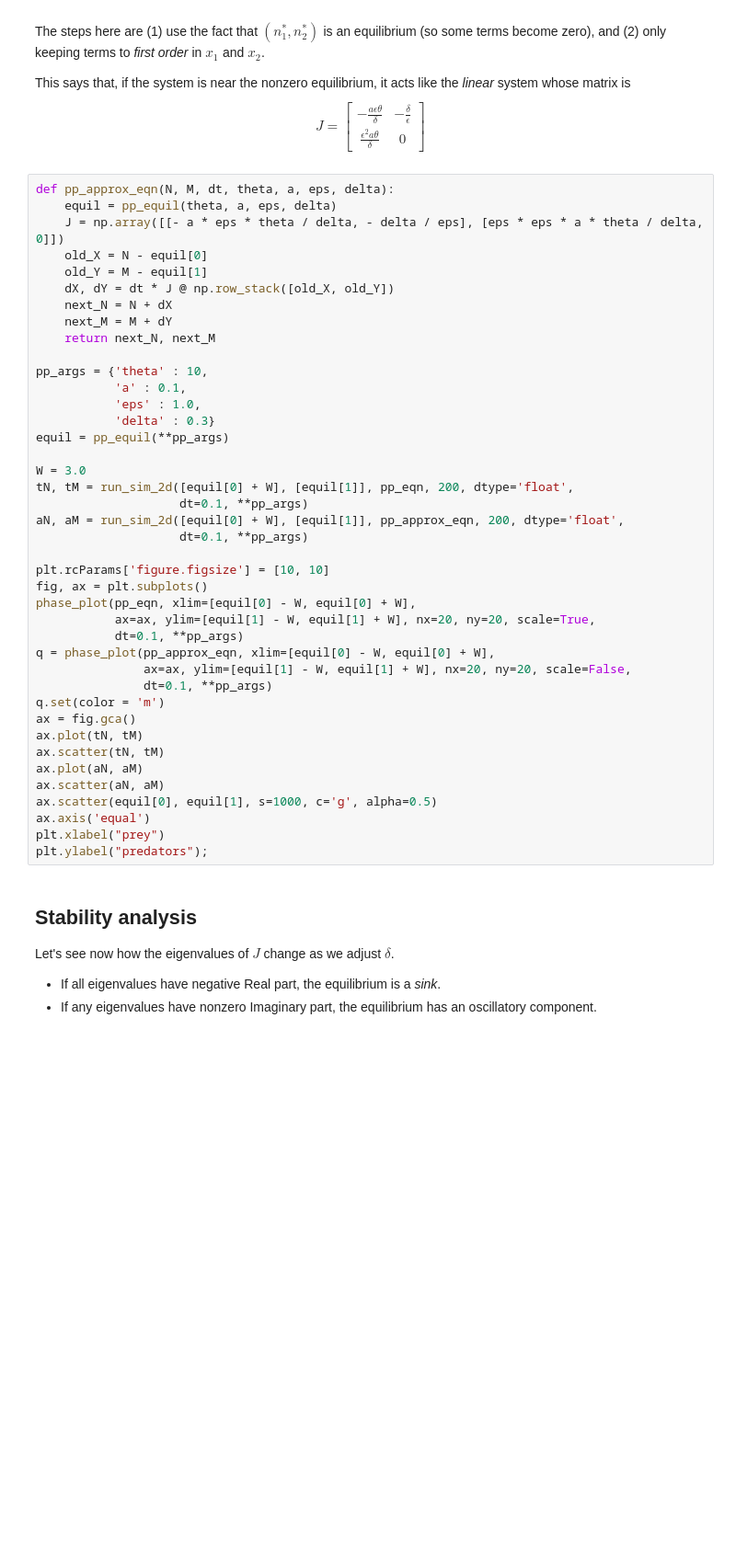
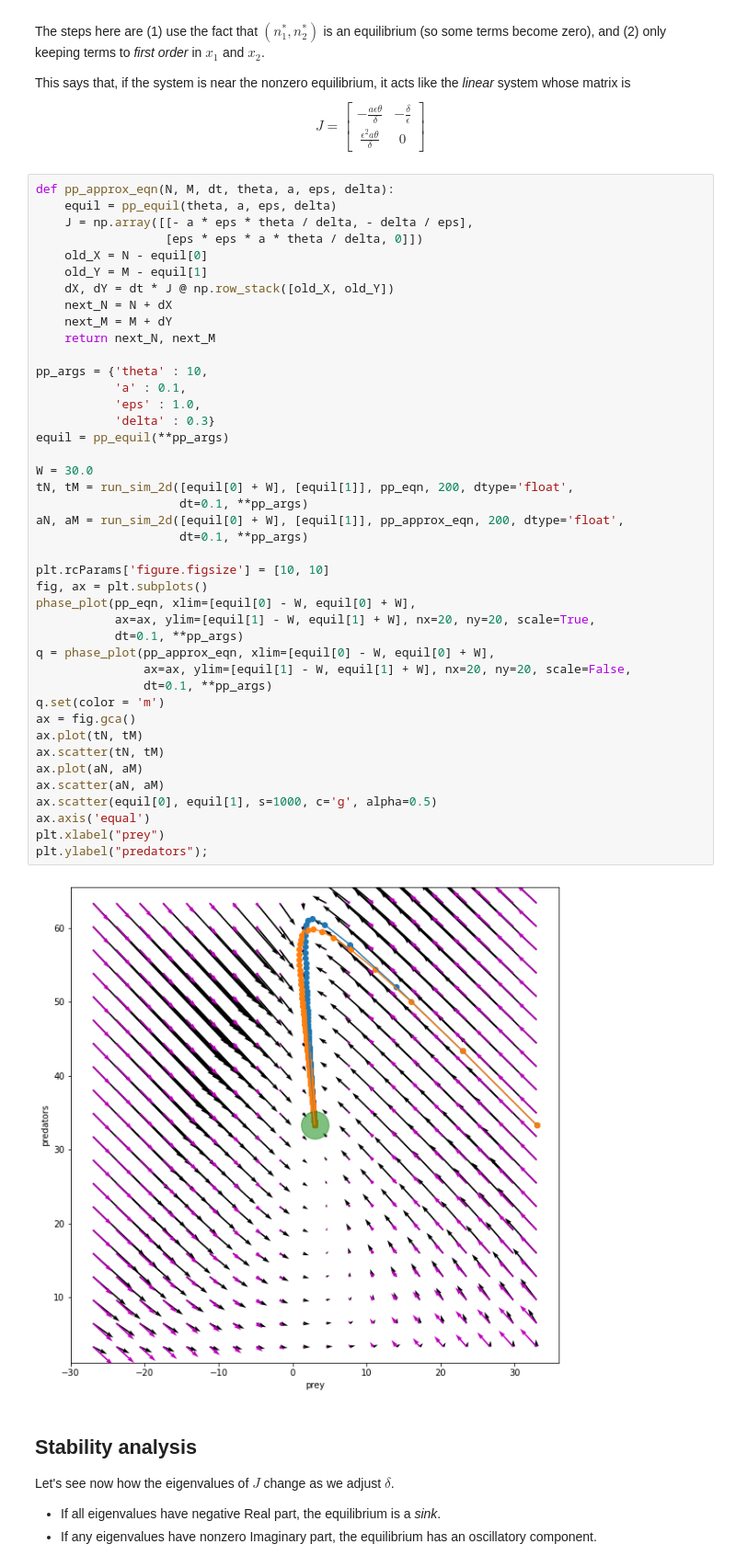
Before and after one commit to petrelharp/popbio, a Jupyter notebook: notebooks/nonlinear_systems.ipynb, the cells around one changed output. Shown at 92% size. Drawn from its saved outputs; the diff is of its cells as text; blank space fills up the shorter version.

```diff
--- a/notebooks/nonlinear_systems.ipynb
+++ b/notebooks/nonlinear_systems.ipynb
@@ -131,7 +133,8 @@ $$
 # %%
 def pp_approx_eqn(N, M, dt, theta, a, eps, delta):
     equil = pp_equil(theta, a, eps, delta)
-    J = np.array([[- a * eps * theta / delta, - delta / eps], [eps * eps * a * theta / delta, 0]])
+    J = np.array([[- a * eps * theta / delta, - delta / eps],
+                  [eps * eps * a * theta / delta, 0]])
     old_X = N - equil[0]
     old_Y = M - equil[1]
     dX, dY = dt * J @ np.row_stack([old_X, old_Y])
@@ -141,34 +144,36 @@ def pp_approx_eqn(N, M, dt, theta, a, eps, delta):
 
 pp_args = {'theta' : 10,
            'a' : 0.1,
            'eps' : 1.0,
            'delta' : 0.3}
 equil = pp_equil(**pp_args)
 
-W = 3.0
+W = 30.0
 tN, tM = run_sim_2d([equil[0] + W], [equil[1]], pp_eqn, 200, dtype='float',
                     dt=0.1, **pp_args)
 aN, aM = run_sim_2d([equil[0] + W], [equil[1]], pp_approx_eqn, 200, dtype='float',
                     dt=0.1, **pp_args)
 
 plt.rcParams['figure.figsize'] = [10, 10]
 fig, ax = plt.subplots()
 phase_plot(pp_eqn, xlim=[equil[0] - W, equil[0] + W],
            ax=ax, ylim=[equil[1] - W, equil[1] + W], nx=20, ny=20, scale=True,
            dt=0.1, **pp_args)
 q = phase_plot(pp_approx_eqn, xlim=[equil[0] - W, equil[0] + W],
                ax=ax, ylim=[equil[1] - W, equil[1] + W], nx=20, ny=20, scale=False,
                dt=0.1, **pp_args)
 q.set(color = 'm')
 ax = fig.gca()
 ax.plot(tN, tM)
 ax.scatter(tN, tM)
 ax.plot(aN, aM)
 ax.scatter(aN, aM)
 ax.scatter(equil[0], equil[1], s=1000, c='g', alpha=0.5)
 ax.axis('equal')
 plt.xlabel("prey")
 plt.ylabel("predators");
+# %% [output]
+[figure, added]
 # %% [markdown]
 ## Stability analysis
 
```
Also changed, not shown: parts of 5 cells of this notebook, 1 other file.
